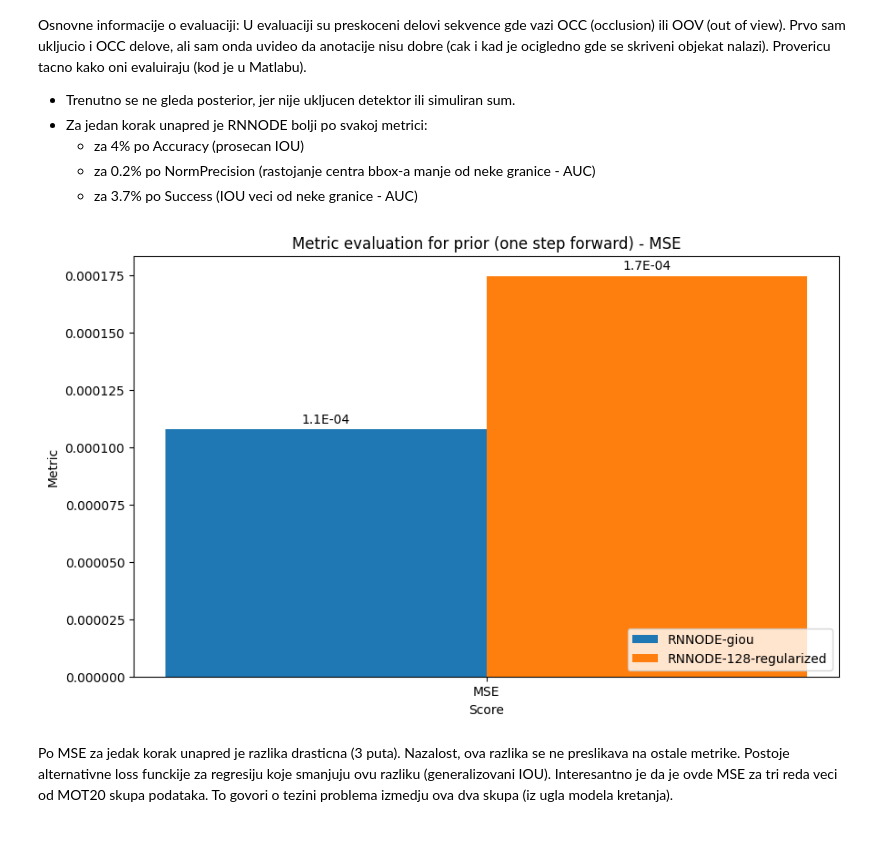
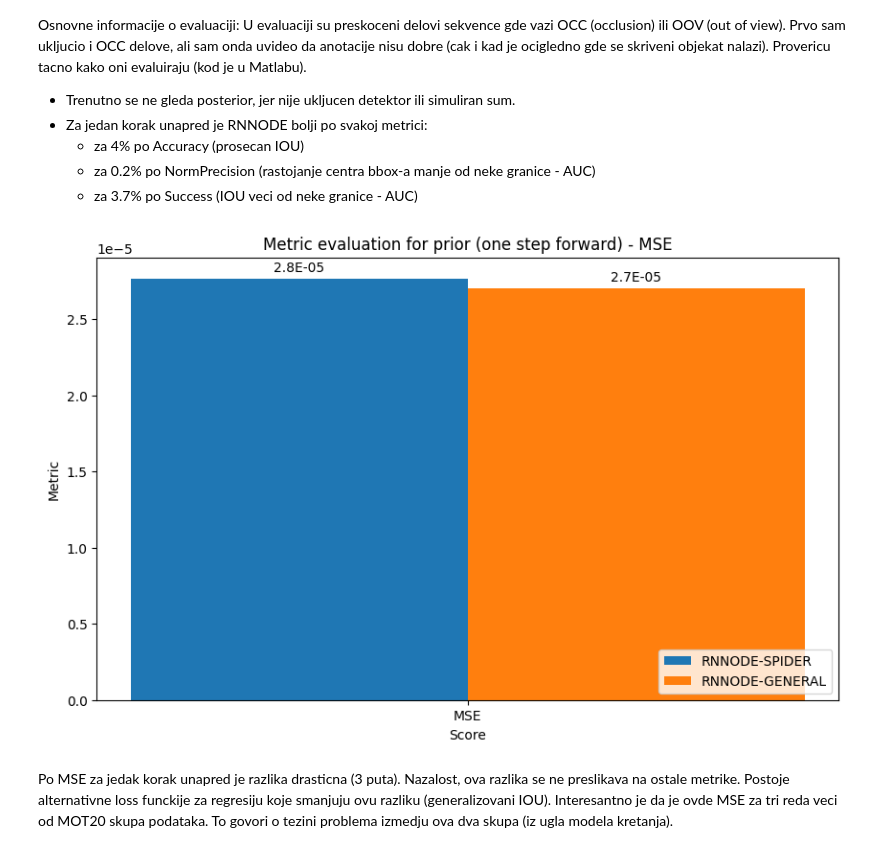
Before and after one commit to Robotmurlock/NODETracker, a Jupyter notebook: notebooks/model_comparison.ipynb, the cells around one changed output. Cells and saved outputs as stored; diff of their text form; code cells hidden in the pictures.

```diff
--- a/notebooks/model_comparison.ipynb
+++ b/notebooks/model_comparison.ipynb
@@ -5,17 +5,20 @@ from typing import List, Optional
 import matplotlib.pyplot as plt
 import numpy as np
 # %%
-model1_path = '/Users/momiradzemovic/temp_data/LASOT-full-rnnode-giou.json'
-model1_name = 'RNNODE-giou'
+model1_path = '/Users/momiradzemovic/temp_data/rnnode_fixed_train_metrics-SPIDER.json'
+model1_name = 'RNNODE-SPIDER'
 
-model2_path = '/Users/momiradzemovic/temp_data/rnnode_metrics-regularization-dim128.json'
-model2_name = 'RNNODE-128-regularized'
+model2_path = '/Users/momiradzemovic/temp_data/rnnode_fixed_train_metrics.json'
+model2_name = 'RNNODE-GENERAL'
 
 with open(model1_path, 'r', encoding='utf-8') as f:
     model1_data = json.load(f)
 
 with open(model2_path, 'r', encoding='utf-8') as f:
     model2_data = json.load(f)
+
+def extract_stats(data: dict) -> dict:
+    return data['categories']['spider']
 # %%
 def show_compare_global_metrics(
     m1_data: dict,
@@ -87,18 +90,18 @@ Osnovne informacije o evaluaciji: U evaluaciji su preskoceni delovi sekvence gde
     - za 3.7% po Success (IOU veci od neke granice - AUC)
 # %%
 show_compare_global_metrics(
-    m1_data=model1_data['global'],
+    m1_data=extract_stats(model1_data),
     m1_name=model1_name,
-    m2_data=model2_data['global'],
+    m2_data=extract_stats(model2_data),
     m2_name=model2_name,
     metrics=['MSE'],
     metric_format='prior-{}-0',
     title='Metric evaluation for prior (one step forward) - MSE',
     percentage=False
 )
 plt.show()
 # %% [output]
-[figure, old version]
+[figure, new version]
 # %% [markdown]
 Po MSE za jedak korak unapred je razlika drasticna (3 puta). Nazalost, ova razlika se ne preslikava na ostale metrike. Postoje alternativne loss funckije za regresiju koje smanjuju ovu razliku (generalizovani IOU). Interesantno je da je ovde MSE za tri reda veci od MOT20 skupa podataka. To govori o tezini problema izmedju ova dva skupa (iz ugla modela kretanja).
 # %%
```
Also changed, not shown: parts of 7 cells of this notebook, 10 other files.
